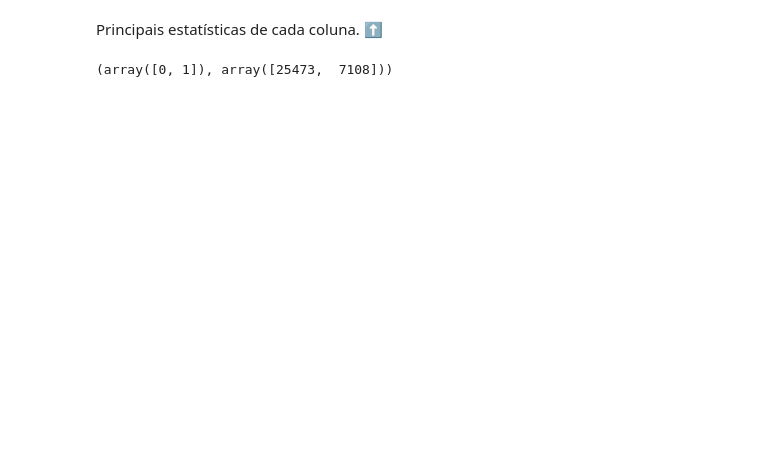
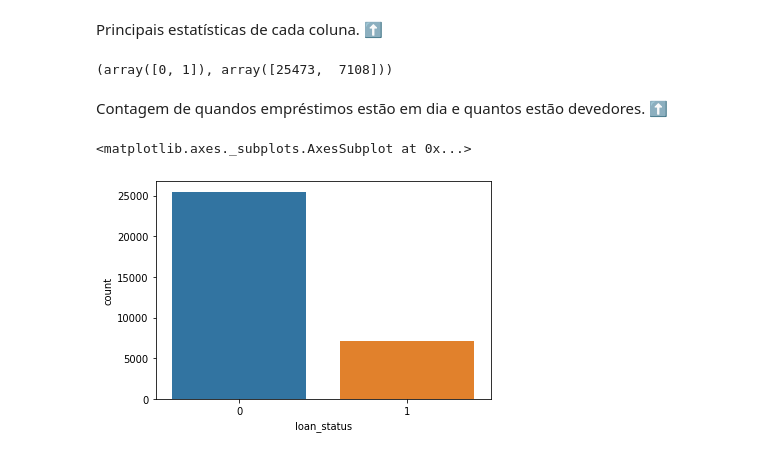
Before and after one commit to LucianaKimura/LucianaKimura, a Jupyter notebook: Credito.ipynb, the cells around one changed output. Cells and saved outputs as stored; diff of their text form; code cells hidden in the pictures; blank space fills up the shorter version.

```diff
--- a/Credito.ipynb
+++ b/Credito.ipynb
@@ -55,3 +62,10 @@ Principais estatísticas de cada coluna. ⬆
 np.unique(db_credit['loan_status'], return_counts=True)
 # %% [output]
 (array([0, 1]), array([25473,  7108]))
+# %% [markdown]
+Contagem de quandos empréstimos estão em dia e quantos estão devedores. ⬆
+# %%
+sns.countplot(x= db_credit['loan_status'])
+# %% [output]
+<matplotlib.axes._subplots.AxesSubplot at 0x...>
+[figure, added]
```
Also changed, not shown: parts of 20 cells of this notebook.
